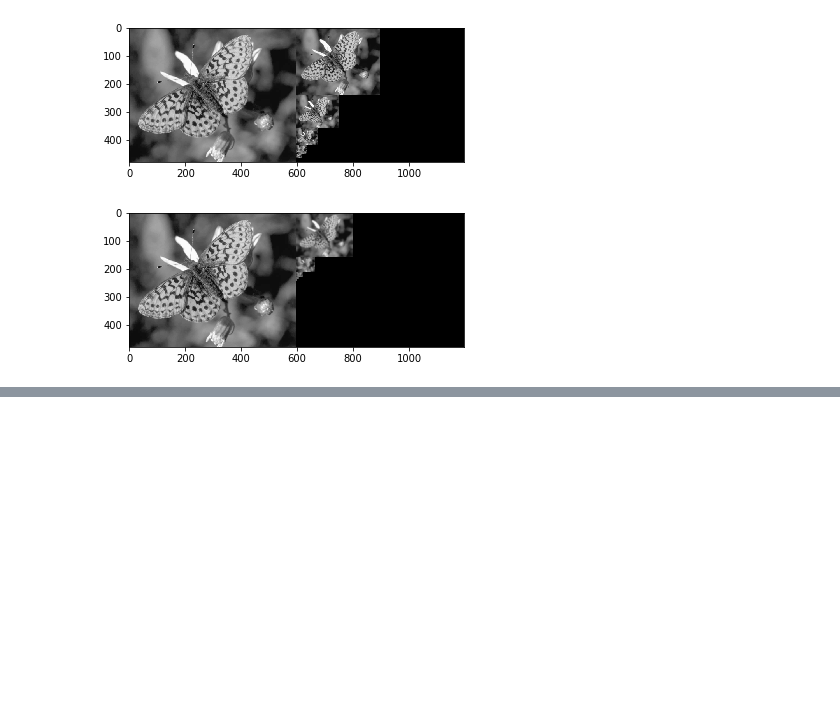
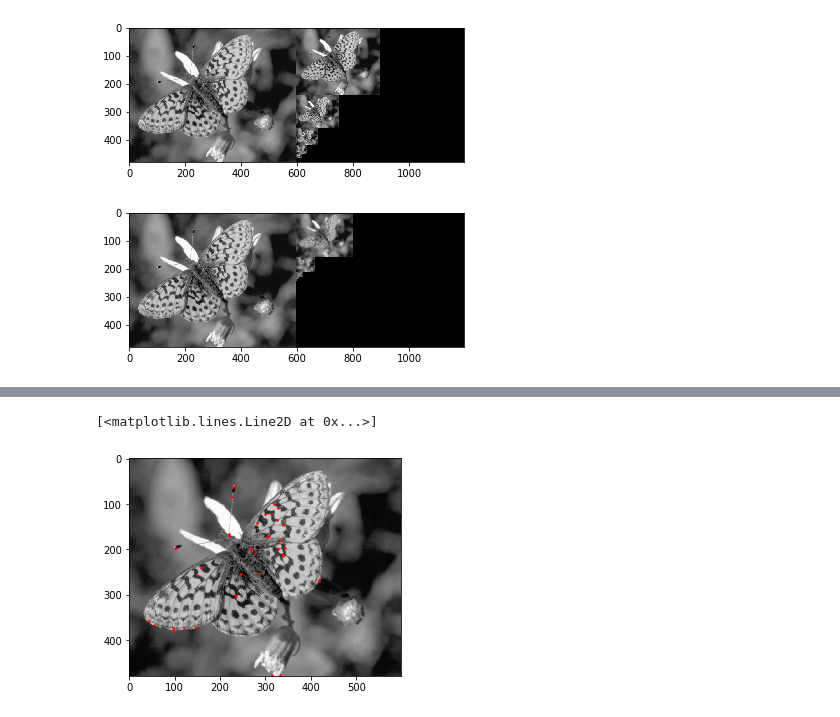
Before and after one commit to neezcha/483H3, a Jupyter notebook: test.ipynb, the cells around one changed output, grey strips where cells are left out. Cells and saved outputs as stored; diff of their text form; code cells hidden in the pictures; blank space fills up the shorter version.

```diff
--- a/test.ipynb
+++ b/test.ipynb
@@ -118,0 +167,15 @@ corner_detection ('checkerboard.jpg')
+# %%
+img = mpimg.imread('butterfly.png')
+img = rgb2gray(img)
+img = numpy.array(img)
+#Harris corner detection using skimage library
+from skimage.feature import corner_harris, corner_peaks
+# print corner_harris(ximage)
+coords = corner_peaks(corner_harris(img))
+
+fig, ax = plt.subplots()
+ax.imshow(img, interpolation='nearest', cmap=plt.cm.gray)
+ax.plot(coords[:, 1], coords[:, 0], '.r', markersize=3)
+# %% [output]
+[<matplotlib.lines.Line2D at 0x...>]
+[figure, added]
```
Also changed, not shown: parts of 5 cells of this notebook, 9 other files.
